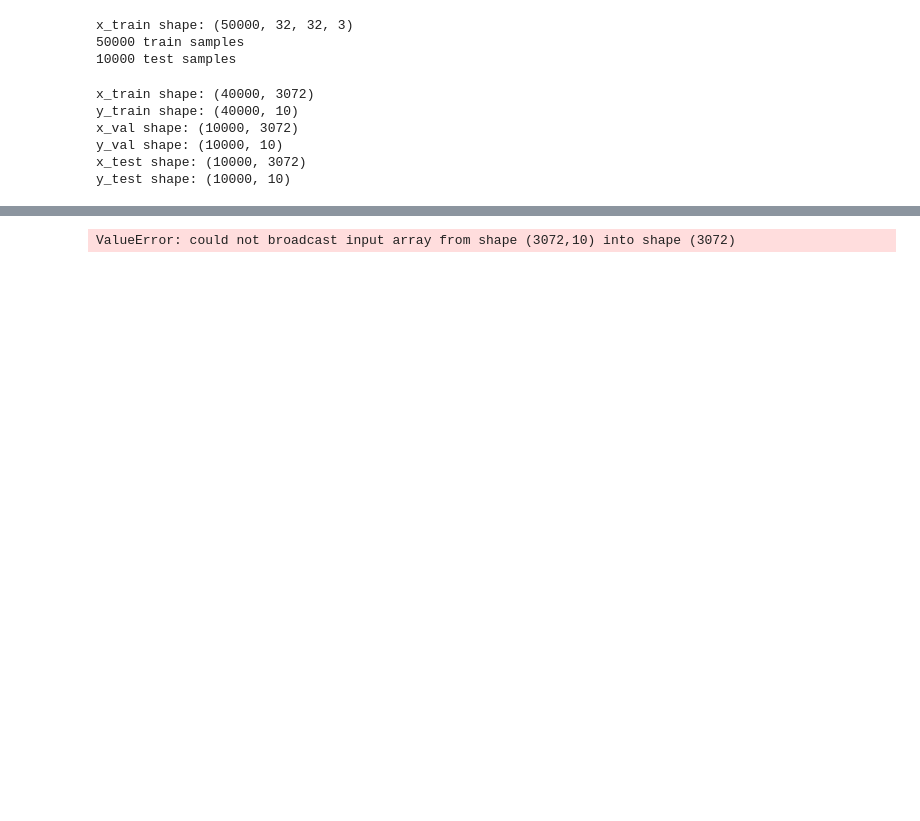
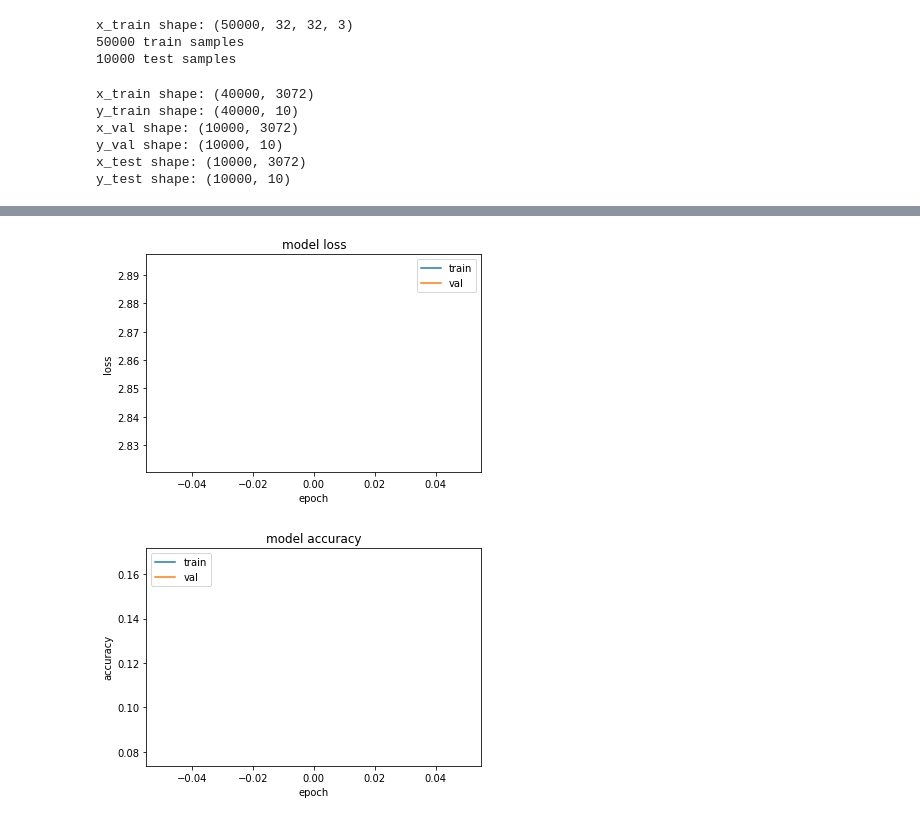
Before and after one commit to vadikko2/cifar10_NN, a Jupyter notebook: cifar10_NN.ipynb, the cells around one changed output, grey strips where cells are left out. Cells and saved outputs as stored; diff of their text form; code cells hidden in the pictures; blank space fills up the shorter version.

```diff
--- a/cifar10_NN.ipynb
+++ b/cifar10_NN.ipynb
@@ -103,17 +77,39 @@ x_test = (x_test - np.mean(x_test, axis = 0)) / np.var(x_test, axis = 0)
+# %%
+def backward(X, y_gt, thetas):
+    num_features = X.shape[1]
+    num_classes = y_gt.shape[1]
+    outs = forward(thetas, X)
+    num_layers = len(outs)
+    d_theta = []
+    d_theta.append(np.zeros([num_features, outs[0].shape[1]]))
+    for i in range(0, num_layers - 1):
+        d_theta.append(np.zeros([outs[i].shape[1], outs[i+1].shape[1]]))
+    #выходной слой
+    for class_no in range(0, num_classes):
+        d_theta[1][:, class_no] = CEderivative(outs[0], y_gt[:, class_no], outs[1][:, class_no])
+    d3 = outs[1] - y_gt
+    #скрытый слой
+    tmp_th2 = np.dot(d3, thetas[1].T)
+    tmp_th2 = tmp_th2 * sigm_derivative(thetas[0], X)
+    d_theta[0] = np.dot( X.T, tmp_th2)
+    #d_theta[0] = np.dot(X.T, np.dot(d3, thetas[1].T)*sigm_derivative(thetas[0], X))
+    return d_theta
 # %%
 batch_size = 1000
 num_epochs = 1
-alpha = 0.1
+alpha = 0.5
+np.random.seed(0)
+history_loss_train,history_loss_val, history_acc_train, history_acc_val = [],[],[],[]
 num_train_samples = x_train.shape[0]
 num_batches = num_train_samples // batch_size
-layers_size = [3072 , 64, 10]
+layers_size = [3072,64, 10]
 thetas = np.asarray([np.random.randn(layers_size[i], layers_size[i+1]) for i in range(0, len(layers_size)-1)])
 y_pred = forward(thetas, x_train)
-loss_val = loss(y_train, np.asarray(y_pred[len(layers_size) - 2]))
+loss_val = loss(y_train, y_pred[-1])
 print("Initial loss :", loss_val)
 for i in range(0, num_epochs):
     p = np.random.permutation(num_train_samples)
-    print('Epoch %d/%d ' % (i, num_epochs), end='.')
+    print('\n\nEpoch %d/%d ' % (i, num_epochs), end='.')
     for batch_no in range(0, num_batches):
         if np.mod(batch_no, num_batches // 10) == 0:
             print('.', end='')
@@ -121,9 +117,43 @@ for i in range(0, num_epochs):
         x_train_batch = x_train[p[batch_no * batch_size : (batch_no + 1) * batch_size], :]
         y_train_batch = y_train[p[batch_no * batch_size: (batch_no + 1) * batch_size]]
         d_theta = backward(x_train_batch, y_train_batch, thetas)
-        for i in range(0,d_theta.shape[0]):
-            thetas[i] -= alpha*d_theta[i]
+        for i in range(0,len(d_theta)):
+            thetas[i] =thetas[i] - alpha*d_theta[i]
+
+
+    #loss train
     pred_train_probs = forward(thetas, x_train)
-    pred_train_labels = np.argmax(np.asarray(pred_train_probs[len(layers_size) - 2]), axis=1)
-    loss_val = loss(y_train, np.asarray(pred_train_probs[len(layers_size) - 2]))
+    pred_train_labels = np.argmax(pred_train_probs[-1], axis=1)
+    loss_train = loss(y_train, pred_train_probs[-1])
+    history_loss_train.append(loss_train)
+
+    #loss val
+    pred_val_probs = forward(thetas, x_val)
+    pred_val_labels = np.argmax(pred_val_probs[-1], axis=1)
+    loss_val = loss(y_val, pred_val_probs[-1])
+    history_loss_val.append(loss_val)
+
+    #pred_val_probs = forward(thetas, x_val)
+    #pred_val_labels = np.argmax(pred_train_probs[len(layers_size) - 2], axis=1)
+    history_acc_train.append((1-np.mean(pred_train_labels != np.argmax(y_train))))
+    history_acc_val.append((1 - np.mean(pred_val_labels != np.argmax(y_val))))
+    print("\nLoss train:", loss_train,
+          "\nLoss val:", loss_val,
+          "\nTrain accuracy : ", (1-np.mean(pred_train_labels != np.argmax(y_train))),
+          "\nValidation accuracy : ", (1 - np.mean(pred_val_labels != np.argmax(y_val))))
+    plt.plot(history_loss_train)
+    plt.plot(history_loss_val)
+    plt.title('model loss')
+    plt.ylabel('loss')
+    plt.xlabel('epoch')
+    plt.legend(['train', 'val'], loc='upper right')
+    plt.show()
+
+    plt.plot(history_acc_train)
+    plt.plot(history_acc_val)
+    plt.title('model accuracy')
+    plt.ylabel('accuracy')
+    plt.xlabel('epoch')
+    plt.legend(['train', 'val'], loc='upper left')
+    plt.show()
 # %% [output]
@@ -132 +168,2 @@ Epoch 0/1 ..64
-ValueError: could not broadcast input array from shape (3072,10) into shape (3072)
+[figure, added]
+[figure, added]
```
Also changed, not shown: parts of 5 cells of this notebook.
